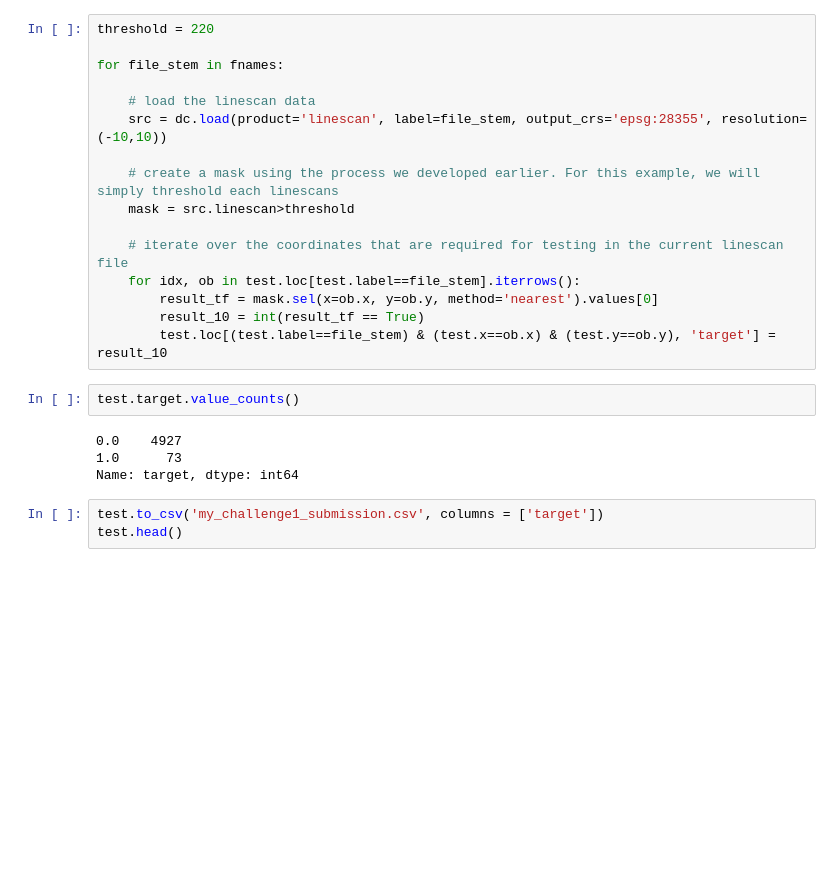
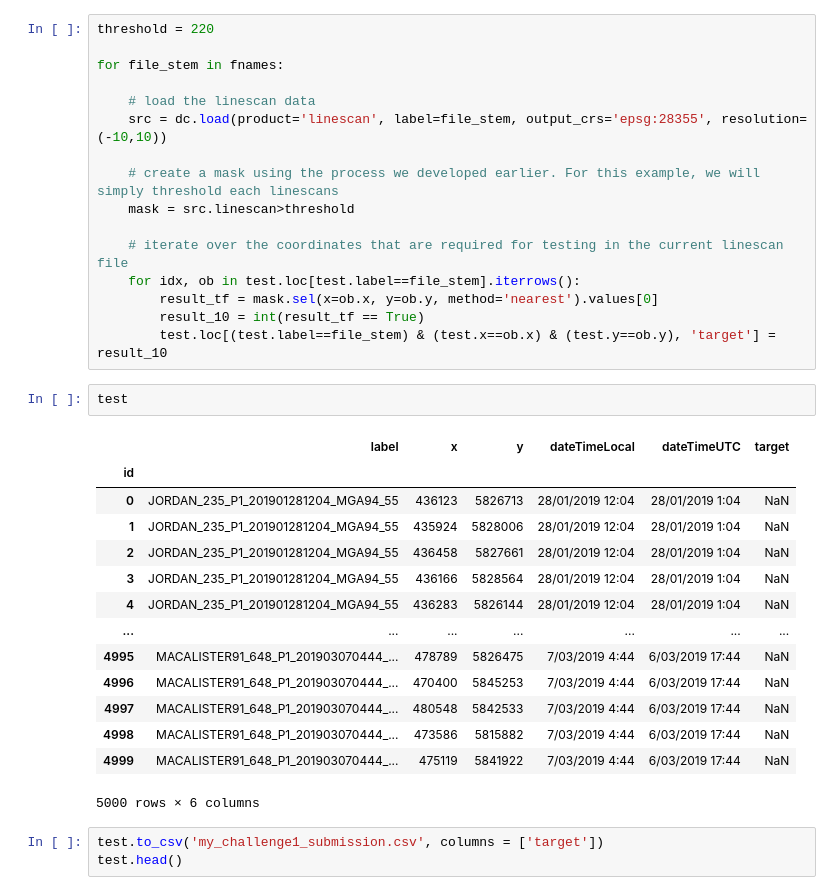
Before and after one commit to rubenfh/2021-Better-Working-World-Data-Challenge, a Jupyter notebook: notebooks/03_EY_challenge1/Challenge1_Getting_started.ipynb, the cells around one changed output. Cells and saved outputs as stored; diff of their text form; blank space fills up the shorter version.

```diff
--- a/notebooks/03_EY_challenge1/Challenge1_Getting_started.ipynb
+++ b/notebooks/03_EY_challenge1/Challenge1_Getting_started.ipynb
@@ -368,11 +393,22 @@ for file_stem in fnames:
         result_10 = int(result_tf == True)
         test.loc[(test.label==file_stem) & (test.x==ob.x) & (test.y==ob.y), 'target'] = result_10
 # %%
-test.target.value_counts()
+test
 # %% [output]
+|  | label | x | y | dateTimeLocal | dateTimeUTC | target |
+| id |  |  |  |  |  |  |
+| 0 | JORDAN_235_P1_201901281204_MGA94_55 | 436123 | 5826713 | 28/01/2019 12:04 | 28/01/2019 1:04 | NaN |
+| 1 | JORDAN_235_P1_201901281204_MGA94_55 | 435924 | 5828006 | 28/01/2019 12:04 | 28/01/2019 1:04 | NaN |
+| 2 | JORDAN_235_P1_201901281204_MGA94_55 | 436458 | 5827661 | 28/01/2019 12:04 | 28/01/2019 1:04 | NaN |
+| 3 | JORDAN_235_P1_201901281204_MGA94_55 | 436166 | 5828564 | 28/01/2019 12:04 | 28/01/2019 1:04 | NaN |
+| 4 | JORDAN_235_P1_201901281204_MGA94_55 | 436283 | 5826144 | 28/01/2019 12:04 | 28/01/2019 1:04 | NaN |
+| ... | ... | ... | ... | ... | ... | ... |
+| 4995 | MACALISTER91_648_P1_201903070444_... | 478789 | 5826475 | 7/03/2019 4:44 | 6/03/2019 17:44 | NaN |
+| 4996 | MACALISTER91_648_P1_201903070444_... | 470400 | 5845253 | 7/03/2019 4:44 | 6/03/2019 17:44 | NaN |
+| 4997 | MACALISTER91_648_P1_201903070444_... | 480548 | 5842533 | 7/03/2019 4:44 | 6/03/2019 17:44 | NaN |
+| 4998 | MACALISTER91_648_P1_201903070444_... | 473586 | 5815882 | 7/03/2019 4:44 | 6/03/2019 17:44 | NaN |
+| 4999 | MACALISTER91_648_P1_201903070444_... | 475119 | 5841922 | 7/03/2019 4:44 | 6/03/2019 17:44 | NaN |
-0.0    4927
-1.0      73
-Name: target, dtype: int64
+5000 rows × 6 columns
 # %%
 test.to_csv('my_challenge1_submission.csv', columns = ['target'])
 test.head()
```
Also changed, not shown: parts of 4 cells of this notebook, 1 other file.
